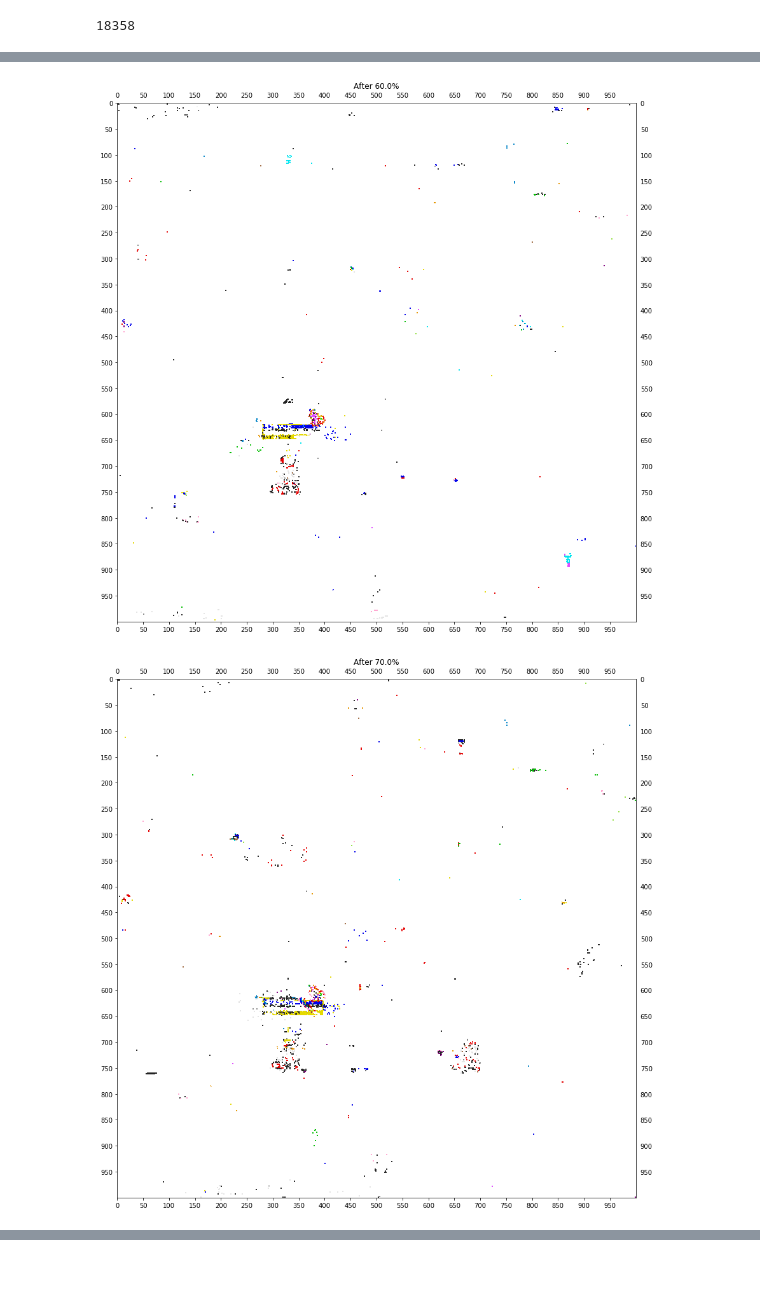
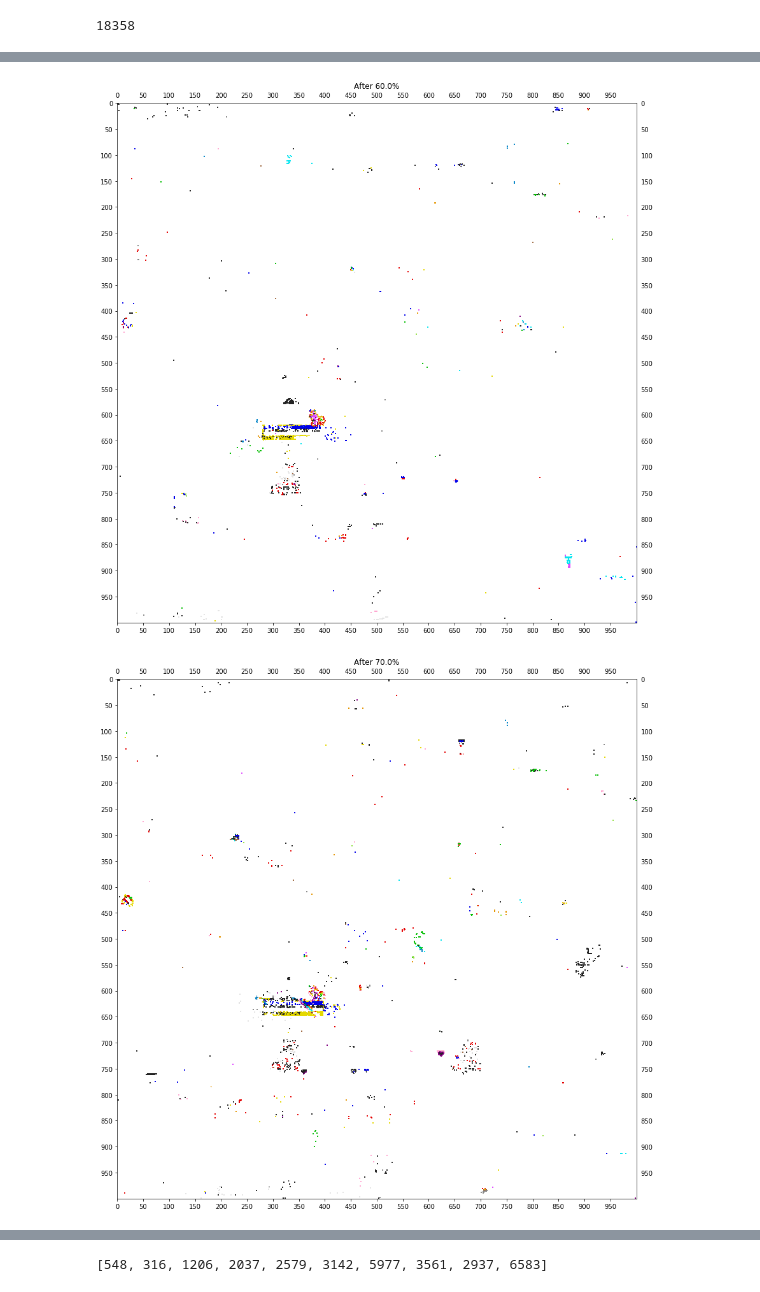
Before and after one commit to TanelMarran/dataplace, a Jupyter notebook: Main.ipynb, the cells around one changed output, grey strips where cells are left out. Drawn from its saved outputs; the diff is of its cells as text; code cells hidden in the pictures.

```diff
--- a/Main.ipynb
+++ b/Main.ipynb
@@ -188,7 +199,7 @@ Now let's find some Estonians...
 ..from the flag.
 # %%
 def find_flag_builders(start_time, end_time):
-    flag = instaces_in_region(282,620,321,646,start_time,end_time)
+    flag = instaces_in_region(282,621,354,638,start_time,end_time)
     flag = color_filter(flag,[0,12,13])
     vc = flag.user.value_counts()
     builders = vc[vc > 2].index
@@ -198,7 +209,7 @@ def find_userset_points(users, t1, t2):
     t1 = convert_time(t1)
     t2 = convert_time(t2)
     return (raw_data[(raw_data.user.isin(users)) & (raw_data.ts >= t1) & (raw_data.ts <= t2)])
-builders = find_flag_builders(0,0.8)
+builders = find_flag_builders(0.1,0.8)
 print(len(builders))
 len(find_userset_points(builders,0,0.8))
 # %% [output]
@@ -230,7 +249,7 @@ imgplot = plt.imshow(img)
 [figure]
 # %%
 flag = instaces_in_region(281,619,395,647,0,0.1)
-#flag = color_filter(flag,[0,3,12,13])
+flag = color_filter(flag,[0,3,12,13])
 flag
 len(flag.user.unique())
 # %% [output]
@@ -247,10 +266,12 @@ def plot_activity(arr):
     ax.xaxis.set_major_formatter(mtick.PercentFormatter(xmax=10))
     plt.show()
 # %%
-builders = find_flag_builders(0, 0.8)
+builders = find_flag_builders(0.1,0.8)
+len(builders)
 activity = []
 for i in np.arange(0,1,0.1):
     flagusers = find_userset_points(builders, i, i + 0.1)
     activity.append(len(flagusers))
     display_scatter(flagusers, i)
+print(activity)
 # %% [output]
@@ -262,2 +283,2 @@ for i in np.arange(0,1,0.1):
-[figure, old version]
+[figure, new version]
-[figure, old version]
+[figure, new version]
@@ -266,0 +288 @@ for i in np.arange(0,1,0.1):
+[548, 316, 1206, 2037, 2579, 3142, 5977, 3561, 2937, 6583]
```
Also changed, not shown: parts of 14 cells of this notebook.
